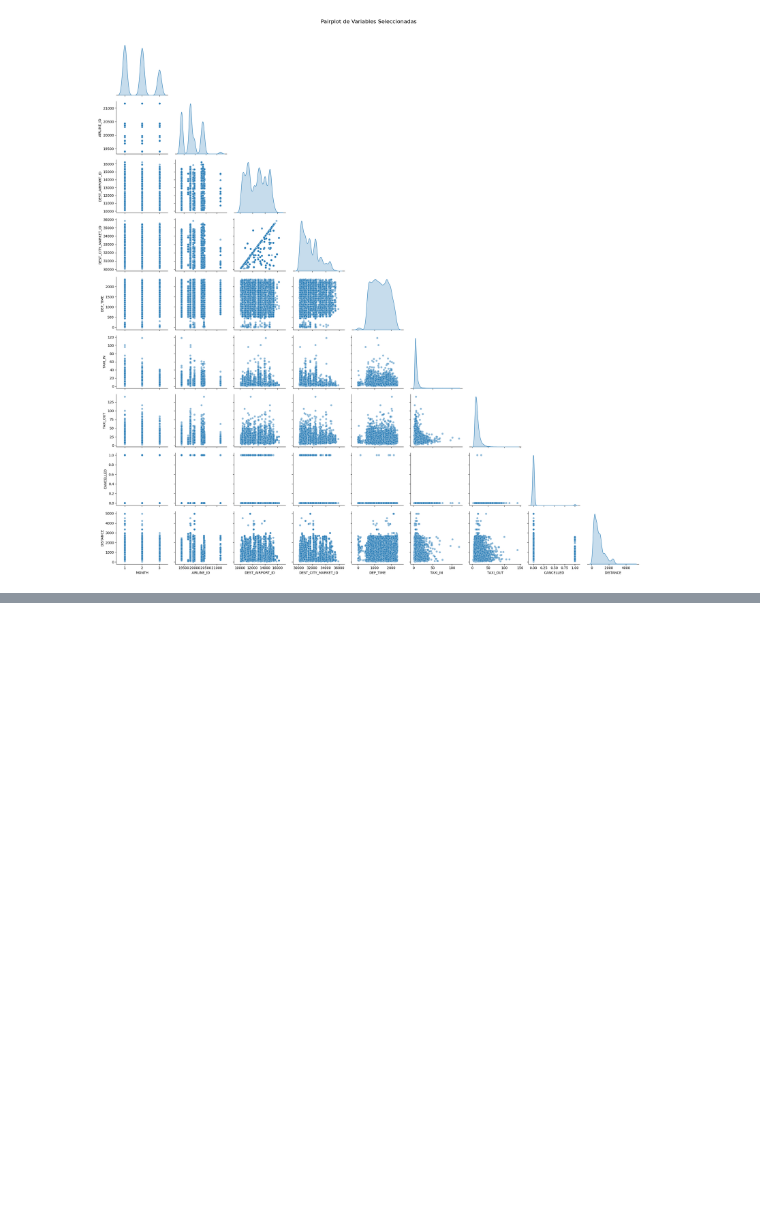
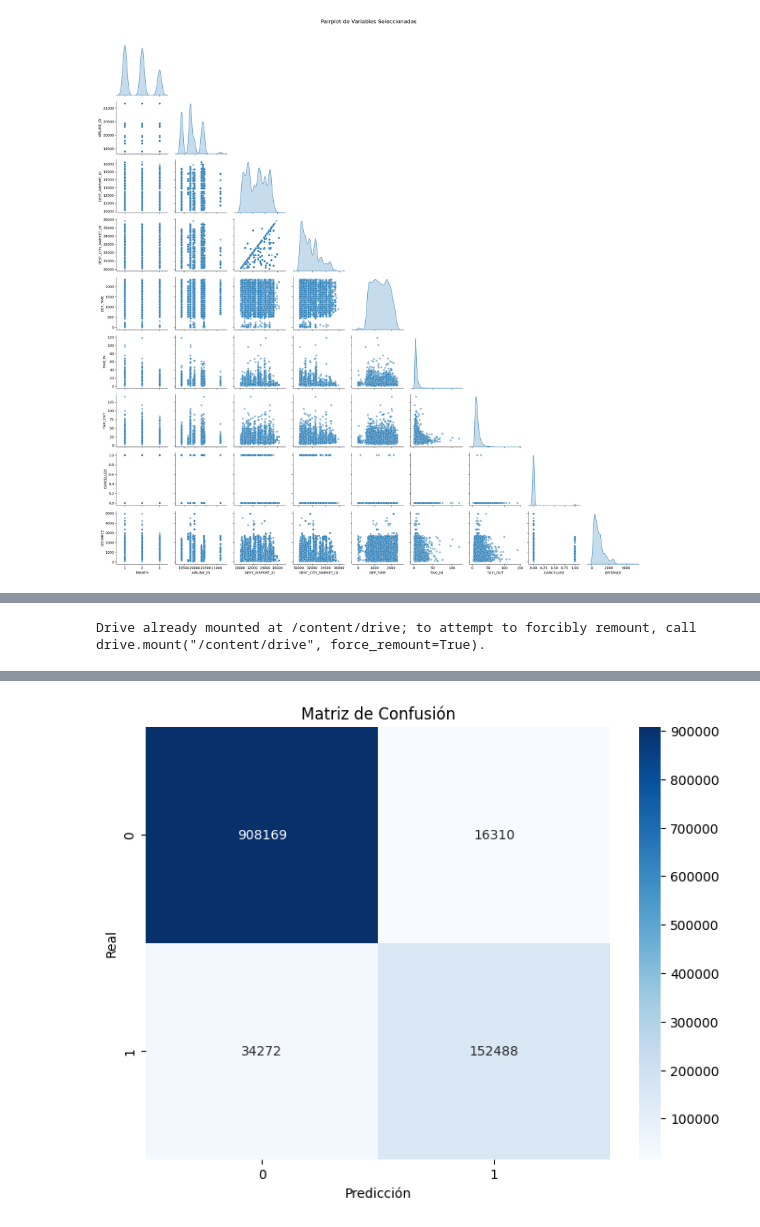
Before and after one commit to obduliogonzalez/proyecto_final, a Jupyter notebook: Copia_de_ProyectoFinal.ipynb, the cells around one changed output, grey strips where cells are left out. Saved outputs shown, nothing was run; the diff lists cells and outputs as text; code cells hidden in the pictures; blank space fills up the shorter version.

Commit message:
Se creó con Colab 1

```diff
--- a/Copia_de_ProyectoFinal.ipynb
+++ b/Copia_de_ProyectoFinal.ipynb
@@ -1208,0 +1547,76 @@ plt.show()
+# %%
+import pandas as pd
+import numpy as np
+from sklearn.model_selection import train_test_split
+from sklearn.linear_model import LogisticRegression
+from sklearn.metrics import accuracy_score, classification_report, confusion_matrix
+import matplotlib.pyplot as plt
+import seaborn as sns
+
+# Montar Google Drive
+from google.colab import drive
+drive.mount('/content/drive')
+
+# Parámetros
+chunk_size = 1000000  # Tamaño del chunk
+file_path = '/content/drive/MyDrive/Colab Notebooks/final_data.csv'
+
+# Crear un DataFrame vacío para almacenar los datos procesados
+aggregated_data = pd.DataFrame()
+
+# Procesar el archivo por chunks
+for chunk in pd.read_csv(file_path, chunksize=chunk_size):
+    # Seleccionar las columnas necesarias
+    relevant_data = chunk[['DEP_DELAY', 'AIR_TIME', 'DISTANCE', 'TAXI_IN', 'TAXI_OUT', 'ARR_DELAY']]
+
+    # Eliminar filas con valores faltantes
+    relevant_data.dropna(inplace=True)
+
+    # Convertir columnas a tipo numérico si es necesario
+    for column in relevant_data.columns:
+        if relevant_data[column].dtype == 'object':
+            try:
+                relevant_data[column] = pd.to_numeric(relevant_data[column])
+            except ValueError:
+                pass
+
+    # Acumular los datos procesados
+    aggregated_data = pd.concat([aggregated_data, relevant_data])
+
+# Crear una variable binaria para llegada tarde (1 si ARR_DELAY > 15, de lo contrario 0)
+aggregated_data['LateArrival'] = aggregated_data['ARR_DELAY'].apply(lambda x: 1 if x > 15 else 0)
+
+# Seleccionar características y variable objetivo
+X = aggregated_data[['DEP_DELAY', 'AIR_TIME', 'DISTANCE', 'TAXI_IN', 'TAXI_OUT']]
+y = aggregated_data['LateArrival']
+
+# Dividir los datos en conjuntos de entrenamiento y prueba
+X_train, X_test, y_train, y_test = train_test_split(X, y, test_size=0.2, random_state=42)
+
+# Entrenar un modelo de regresión logística
+model = LogisticRegression()
+model.fit(X_train, y_train)
+
+# Hacer predicciones en el conjunto de prueba
+y_pred = model.predict(X_test)
+
+# Evaluar el modelo
+accuracy = accuracy_score(y_test, y_pred)
+report = classification_report(y_test, y_pred)
+
+print(f"Accuracy: {accuracy}")
+print("Classification Report:")
+print(report)
+
+# Crear una matriz de confusión
+conf_matrix = confusion_matrix(y_test, y_pred)
+
+# Visualizar la matriz de confusión
+plt.figure(figsize=(8, 6))
+sns.heatmap(conf_matrix, annot=True, fmt="d", cmap="Blues")
+plt.title("Matriz de Confusión")
+plt.xlabel("Predicción")
+plt.ylabel("Real")
+plt.show()
+# %% [output]
+Drive already mounted at /content/drive; to attempt to forcibly remount, call drive.mount("/content/drive", force_remount=True).
@@ -1208,0 +1650 @@ plt.show()
+[figure, added]
```
Also changed, not shown: parts of 6 cells of this notebook.
